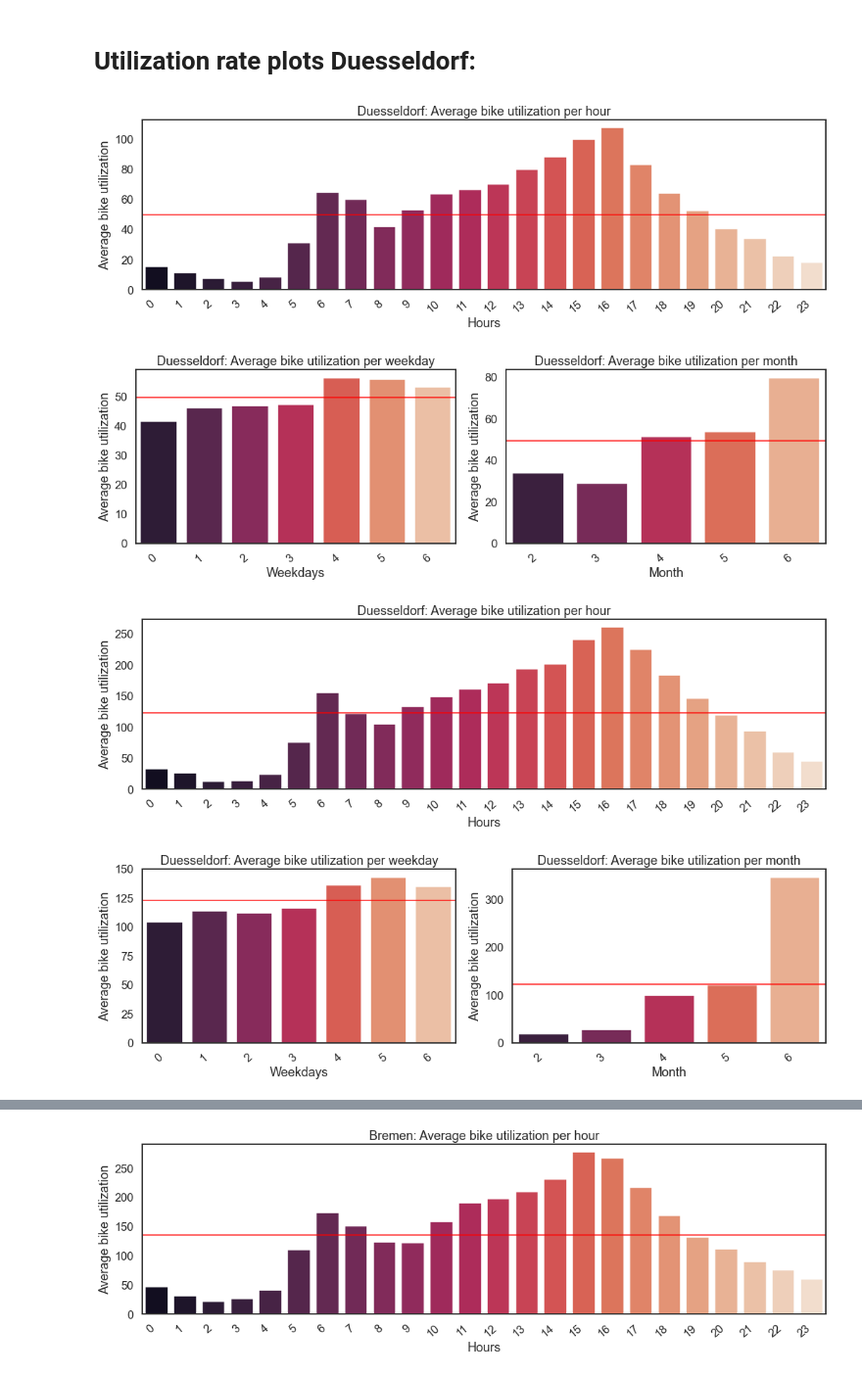
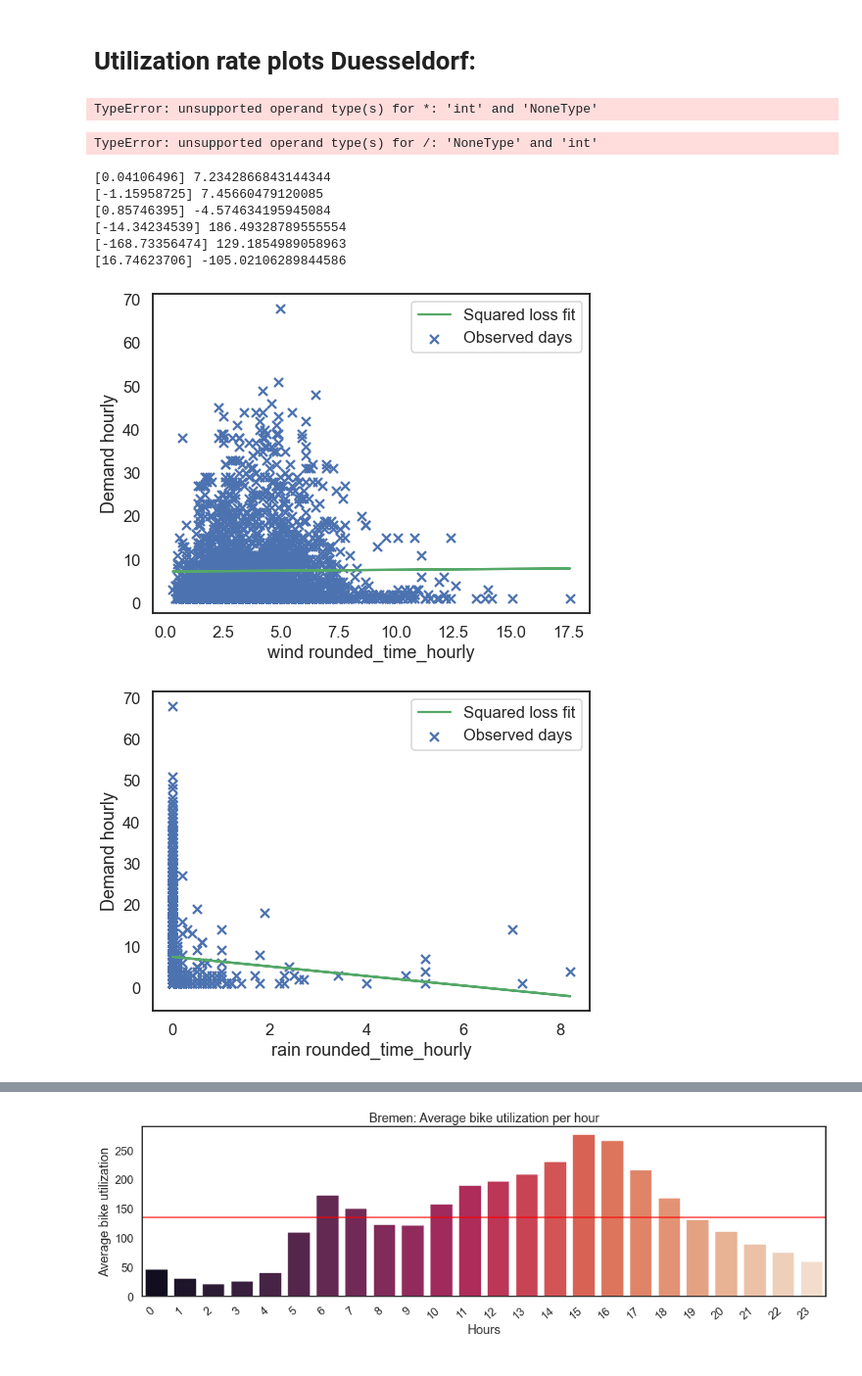
Before and after one commit to Polifka/eagle_gang, a Jupyter notebook: KPI analysis.ipynb, the cells around one changed output, grey strips where cells are left out. Shown at 98% size. Saved outputs shown, nothing was run; the diff lists cells and outputs as text; code cells hidden in the pictures.

```diff
--- a/KPI analysis.ipynb
+++ b/KPI analysis.ipynb
@@ -225,12 +194,22 @@ def plot_weather_daily_average_regression (data,condition):
 # %% [markdown]
 # Utilization rate plots Duesseldorf:
 # %%
-general_utilization("duesseldorf","bike","Duesseldorf","dataset",True)
+general_utilization("duesseldorf","bike","Duesseldorf","dataset","compensated")
 # %% [output]
-[figure, removed]
-[figure, removed]
+TypeError: unsupported operand type(s) for *: 'int' and 'NoneType'
 # %%
-general_utilization("duesseldorf","bike","Duesseldorf","dataset",False)
+general_utilization("duesseldorf","bike","Duesseldorf","dataset","absolute")
 # %% [output]
-[figure, removed]
-[figure, removed]
+TypeError: unsupported operand type(s) for /: 'NoneType' and 'int'
+# %%
+duesseldorf = read_data("duesseldorf")
+weather_utilization_regression(duesseldorf,"absolute")
+# %% [output]
+[0.04106496] 7.2342866843144344
+[-1.15958725] 7.45660479120085
+[0.85746395] -4.574634195945084
+[-14.34234539] 186.49328789555554
+[-168.73356474] 129.1854989058963
+[16.74623706] -105.02106289844586
+[figure, added]
+[figure, added]
```
Also changed, not shown: parts of 12 cells of this notebook.
